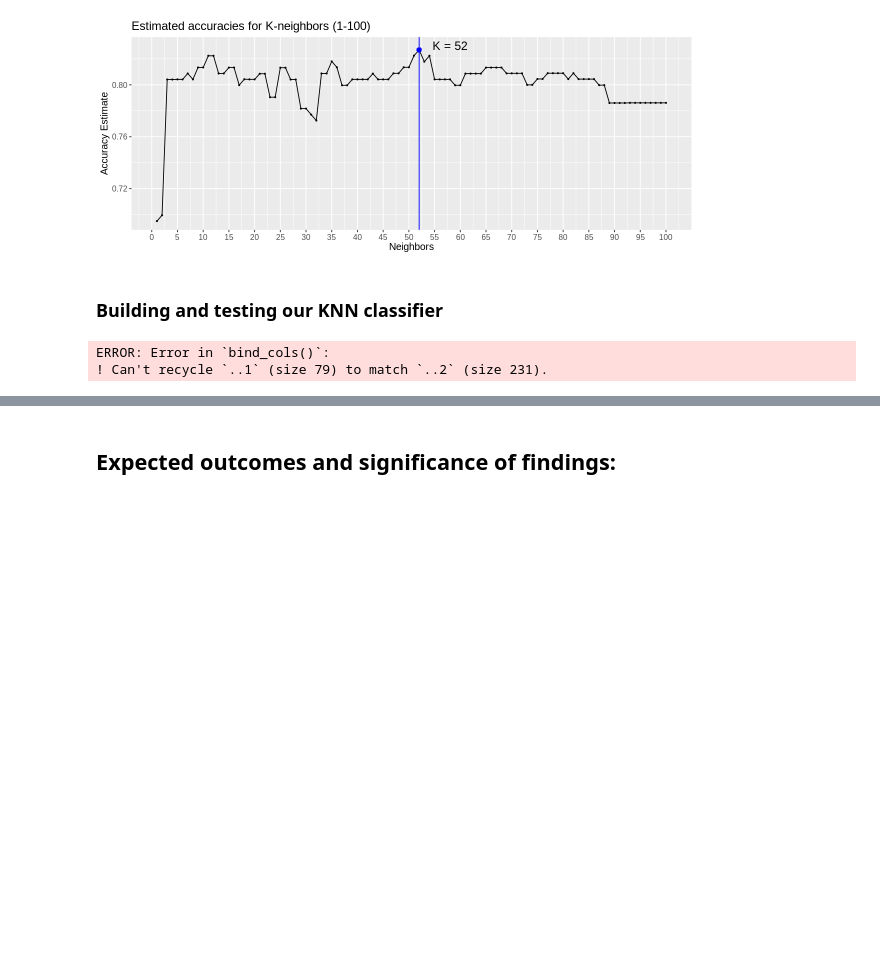
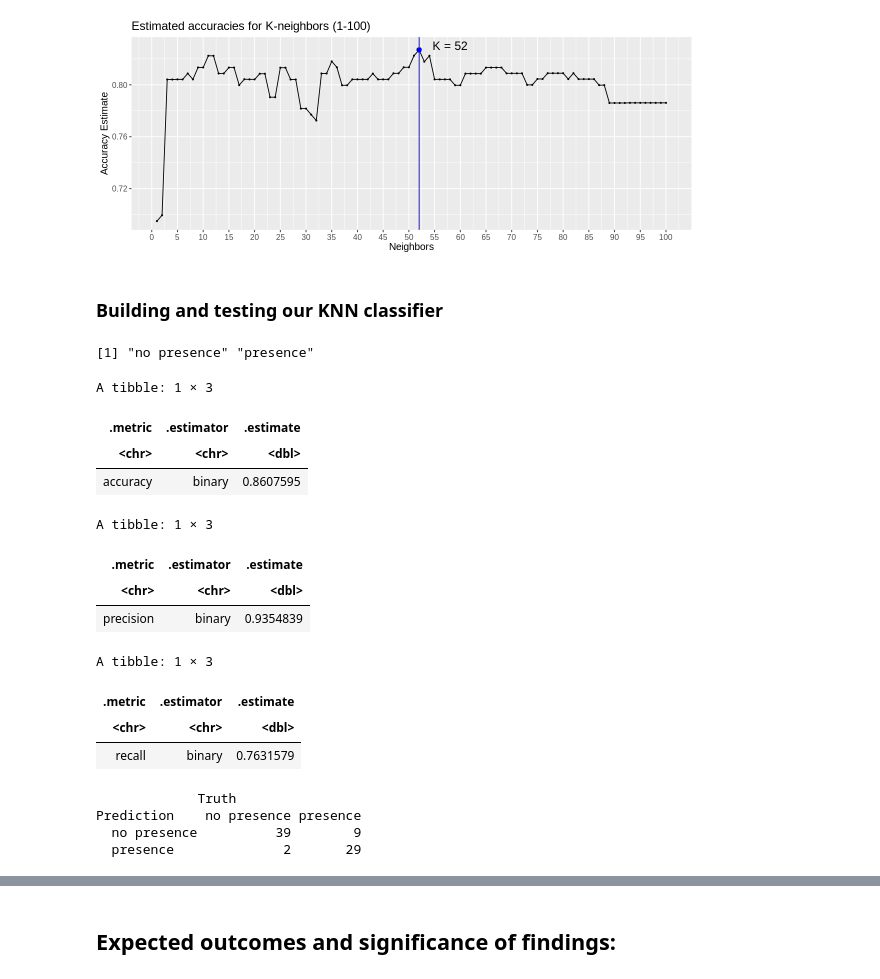
Before and after one commit to kareenaka/dsci100project_kareenakak, a Jupyter notebook: project_FINAL.ipynb, the cells around one changed output, grey strips where cells are left out. Drawn from its saved outputs; the diff is of its cells as text; code cells hidden in the pictures; blank space fills up the shorter version.

```diff
--- a/project_FINAL.ipynb
+++ b/project_FINAL.ipynb
@@ -401,6 +450,8 @@ Warning message in geom_point(aes(x = 52, y = 0.8269368), size = 2, colour = "bl
 ### Building and testing our KNN classifier
 # %%
 set.seed(9999)
+
+heart_test <- na.omit(heart_test)
 
 best_spec <- nearest_neighbor(weight_func= "rectangular", neighbors = 52) |>
     set_engine("kknn") |>
@@ -408,40 +459,61 @@ best_spec <- nearest_neighbor(weight_func= "rectangular", neighbors = 52) |>
 
 best_fit <- workflow() |>
     add_recipe(heart_recipe) |>
     add_model(best_spec) |>
     fit(data = heart_train)
 
 heart_test_predictions <- predict(best_fit, heart_test) |>
-    bind_cols(heart_test)                                        ##### HAVING ISSUES WITH BIND COLS!!!!
-
-heart_test_predictions
+    bind_cols(heart_test)
 
 # for when working with precision and recall
 heart_test_levels <- heart_test_predictions |>
     pull(num) |>
     levels()
 
 heart_test_levels
 
 # accuracy of classifier
 heart_test_accuracy <- heart_test_predictions |>
     metrics(truth = num, estimate = .pred_class) |>
     filter(.metric == "accuracy") |>
     head(1)
 
+heart_test_accuracy
+
 #precision of classifier for "present" num class
-heart_test_precision <- heart_test_accuracy |>
-    precision(truth = num, estimate = .pred_class, event_level = "first")
+heart_test_precision <- heart_test_predictions |>
+    precision(truth = num, estimate = .pred_class, event_level = "second")
+
+heart_test_precision
 
 #recall of classifier for "present" num class
-heart_test_recall <- heart_test_accuracy |>
-    recall(truth = num, estimate = .pred_class, event_level = "first")
+heart_test_recall <- heart_test_predictions |>
+    recall(truth = num, estimate = .pred_class, event_level = "second")
+
+heart_test_recall
 
 #confustion matrix
-heart_confusion <- heart_test_accuracy |>
+heart_confusion <- heart_test_predictions |>
              conf_mat(truth = num, estimate = .pred_class)
 
 heart_confusion
+
+#majority classifer?
 # %% [output]
-ERROR: Error in `bind_cols()`:
-! Can't recycle `..1` (size 79) to match `..2` (size 231).
+[1] "no presence" "presence"
+A tibble: 1 × 3
+| .metric | .estimator | .estimate |
+| <chr> | <chr> | <dbl> |
+| accuracy | binary | 0.8607595 |
+A tibble: 1 × 3
+| .metric | .estimator | .estimate |
+| <chr> | <chr> | <dbl> |
+| precision | binary | 0.9354839 |
+A tibble: 1 × 3
+| .metric | .estimator | .estimate |
+| <chr> | <chr> | <dbl> |
+| recall | binary | 0.7631579 |
+             Truth
+Prediction    no presence presence
+  no presence          39        9
+  presence              2       29
```
Also changed, not shown: parts of 25 cells of this notebook.
